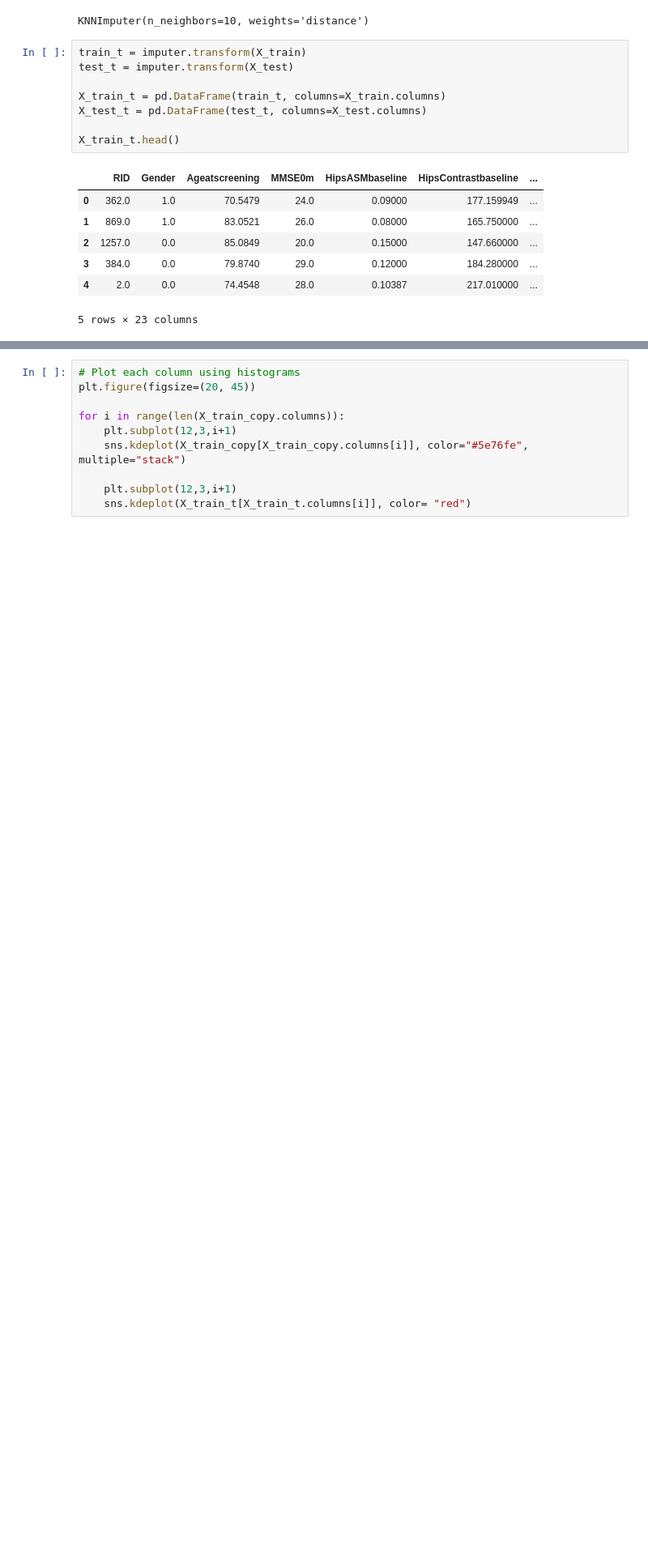
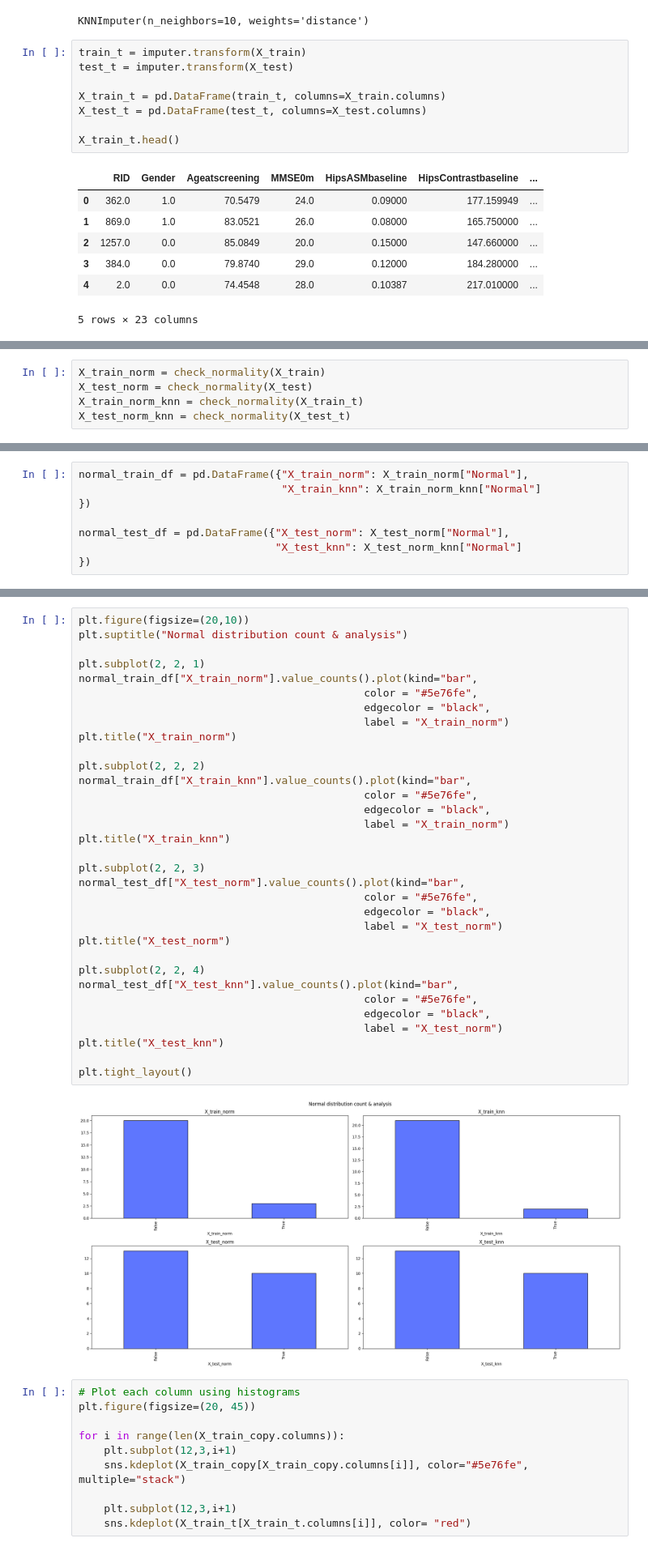
Before and after one commit to InfoAdam1998/Thesis-Project, a Jupyter notebook: notebooks/feature_engineering/data_imputation/multivariate_method/knn_data_imputation.ipynb, the cells around one changed output, grey strips where cells are left out. Shown at 81% size. Cells and saved outputs as stored; diff of their text form; blank space fills up the shorter version.

```diff
--- a/notebooks/feature_engineering/data_imputation/multivariate_method/knn_data_imputation.ipynb
+++ b/notebooks/feature_engineering/data_imputation/multivariate_method/knn_data_imputation.ipynb
@@ -124,0 +117,5 @@ dtype: int64
+# %%
+X_train_norm = check_normality(X_train)
+X_test_norm = check_normality(X_test)
+X_train_norm_knn = check_normality(X_train_t)
+X_test_norm_knn = check_normality(X_test_t)
@@ -124,0 +142,8 @@ dtype: int64
+# %%
+normal_train_df = pd.DataFrame({"X_train_norm": X_train_norm["Normal"],
+                                "X_train_knn": X_train_norm_knn["Normal"]
+})
+
+normal_test_df = pd.DataFrame({"X_test_norm": X_test_norm["Normal"],
+                               "X_test_knn": X_test_norm_knn["Normal"]
+})
@@ -125,3 +225,38 @@ dtype: int64
+# %%
+plt.figure(figsize=(20,10))
+plt.suptitle("Normal distribution count & analysis")
+
+plt.subplot(2, 2, 1)
+normal_train_df["X_train_norm"].value_counts().plot(kind="bar",
+                                             color = "#5e76fe",
+                                             edgecolor = "black",
+                                             label = "X_train_norm")
+plt.title("X_train_norm")
+
+plt.subplot(2, 2, 2)
+normal_train_df["X_train_knn"].value_counts().plot(kind="bar",
+                                             color = "#5e76fe",
+                                             edgecolor = "black",
+                                             label = "X_train_norm")
+plt.title("X_train_knn")
+
+plt.subplot(2, 2, 3)
+normal_test_df["X_test_norm"].value_counts().plot(kind="bar",
+                                             color = "#5e76fe",
+                                             edgecolor = "black",
+                                             label = "X_test_norm")
+plt.title("X_test_norm")
+
+plt.subplot(2, 2, 4)
+normal_test_df["X_test_knn"].value_counts().plot(kind="bar",
+                                             color = "#5e76fe",
+                                             edgecolor = "black",
+                                             label = "X_test_norm")
+plt.title("X_test_knn")
+
+plt.tight_layout()
+# %% [output]
+[figure, added]
 # %%
 # Plot each column using histograms
 plt.figure(figsize=(20, 45))
```
Also changed, not shown: parts of 21 cells of this notebook, 16 other files.
